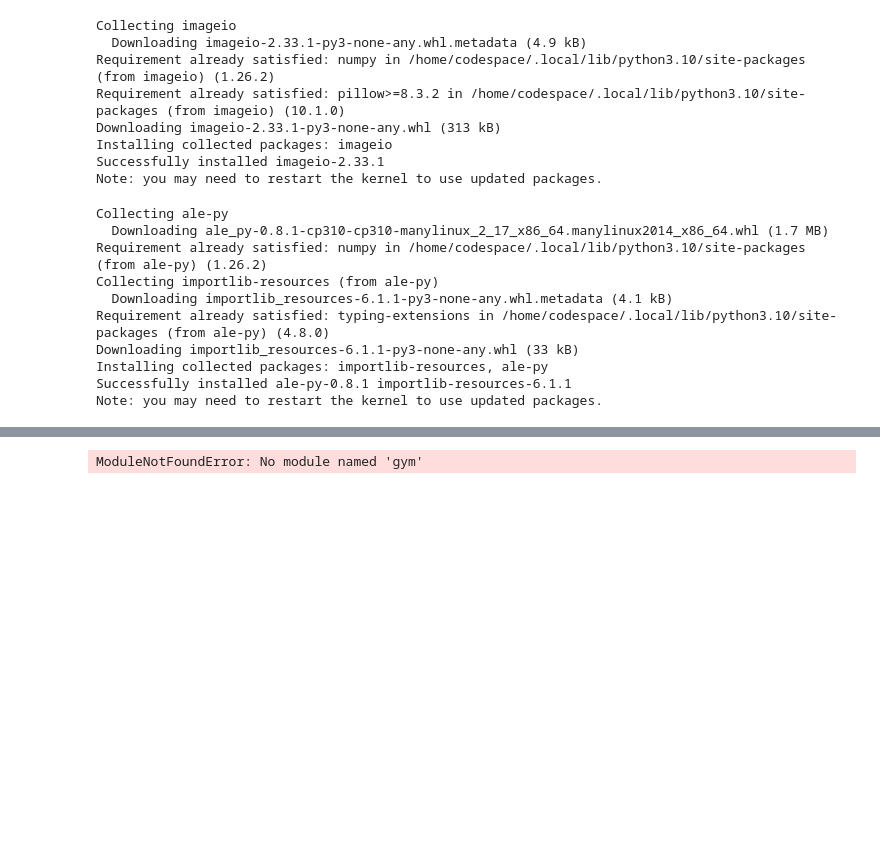
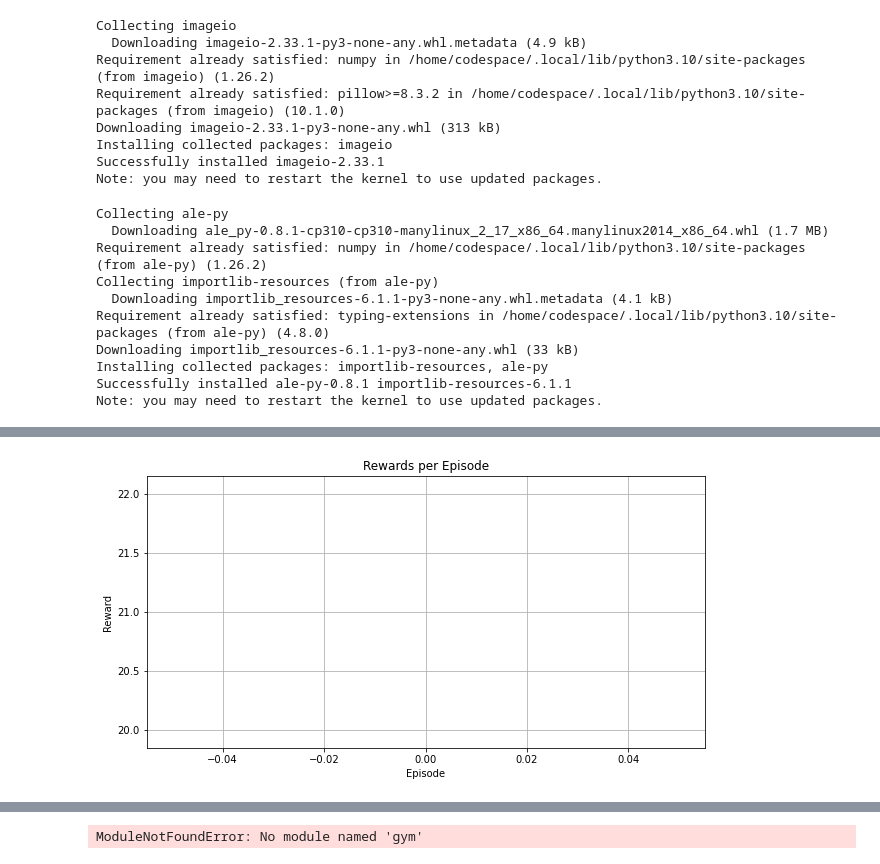
Before and after one commit to RoysGC/RL_Project, a Jupyter notebook: Assault/AC_paula.ipynb, the cells around one changed output, grey strips where cells are left out. Cells and saved outputs as stored; diff of their text form; code cells hidden in the pictures; blank space fills up the shorter version.

```diff
--- a/Assault/AC_paula.ipynb
+++ b/Assault/AC_paula.ipynb
@@ -245,7 +236,17 @@ actor_model = Actor(n_actions)
 print("Number of actions:", n_actions)
 actor_model.build(input_shape=(None, 210, 160, 3))  # Build the model with the input shape
 actor_model.summary()
+dummy_input = np.random.random((1, 210, 160, 3))
+actor_model(dummy_input)
+
 critic_model = Critic()
+critic_model.build(input_shape=(None, 210, 160, 3))  # Build the model with the input shape
+critic_model.summary()
+
+# Run a dummy input through the model to finalize its construction
+dummy_input = np.random.random((1, 210, 160, 3))
+critic_model(dummy_input)
+
 
 
 lr_schedule = keras.optimizers.schedules.ExponentialDecay(
@@ -355,8 +356,9 @@ for episode in range(config.EPISODES):
     steps = 0
     info ={'ale.lives': 4, 'episode_frame_number': 2, 'frame_number': 2}
     frames = []
+    max_steps = 100
 
-    while not done and info.get("ale.lives") > 0: #steps < config.MAX_STEPS_PER_EPISODE and info.get("lives") >= 0:
+    while not done and info.get("ale.lives") > 0 and steps <= max_steps: #steps < config.MAX_STEPS_PER_EPISODE and info.get("lives") >= 0:
         #action = take_action(state, epsilon)
 
         #step_result = env.step(action)
@@ -392,10 +394,10 @@ for episode in range(config.EPISODES):
       best_reward = episode_reward
 
       #CAMBIAR PATH a la carpeta AC
-      actor_model.save(f"/workspaces/RL_Project/Assault/AC/best_actor_model", save_format="tf")
+      actor_model.save(f"/Users/roy/Desktop/EXAMPML/RL_Project/Assault/AC/best_actor_model", save_format="tf")
 
       #CAMBIAR PATH a la carpeta AC
-      critic_model.save(f"/workspaces/RL_Project/Assault/AC/best_critic_model", save_format="tf")
+      critic_model.save(f"/Users/roy/Desktop/EXAMPML/RL_Project/Assault/AC/best_critic_model", save_format="tf")
       print("New best model saved with reward:", episode_reward)
 
     episode_rewards.append(episode_reward)
@@ -403,7 +405,7 @@ for episode in range(config.EPISODES):
     epsilon = max((epsilon * config.EPSILON_DECAY_RATE), config.EPSILON_END)
 
     #CAMBIAR PATH a la carpeta AC
-    gif_path = f"/workspaces/RL_Project/Assault/AC/episode_{episode+1}_reward_{episode_reward}.gif"
+    gif_path = f"/Users/roy/Desktop/EXAMPML/RL_Project/Assault/AC/episode_{episode+1}_reward_{episode_reward}.gif"
 
     imageio.mimsave(gif_path, frames, fps=30)
 
@@ -414,18 +438,20 @@ env.close()
 # %%
 import matplotlib.pyplot as plt
 plt.figure(figsize=(10, 5))
 plt.plot(episode_rewards)
 plt.title("Rewards per Episode")
 plt.xlabel("Episode")
 plt.ylabel("Reward")
 plt.grid(True)
 
 #CAMBIAR PATH a la carpeta AC
-plot_path = "/workspaces/RL_Project/Assault/AC/rewards_plot.png"
+plot_path = f"/Users/roy/Desktop/EXAMPML/RL_Project/Assault/AC/rewards_plot.png"
 plt.savefig(plot_path)
 
 # Log the plot to WandB
 wandb.log({"Training process of Actor-Critic": wandb.Image(plot_path)})
+# %% [output]
+[figure, added]
 # %%
 #TEST THE SAVED MODEL
 import gym
```
Also changed, not shown: parts of 4 cells of this notebook, 50 other files.
